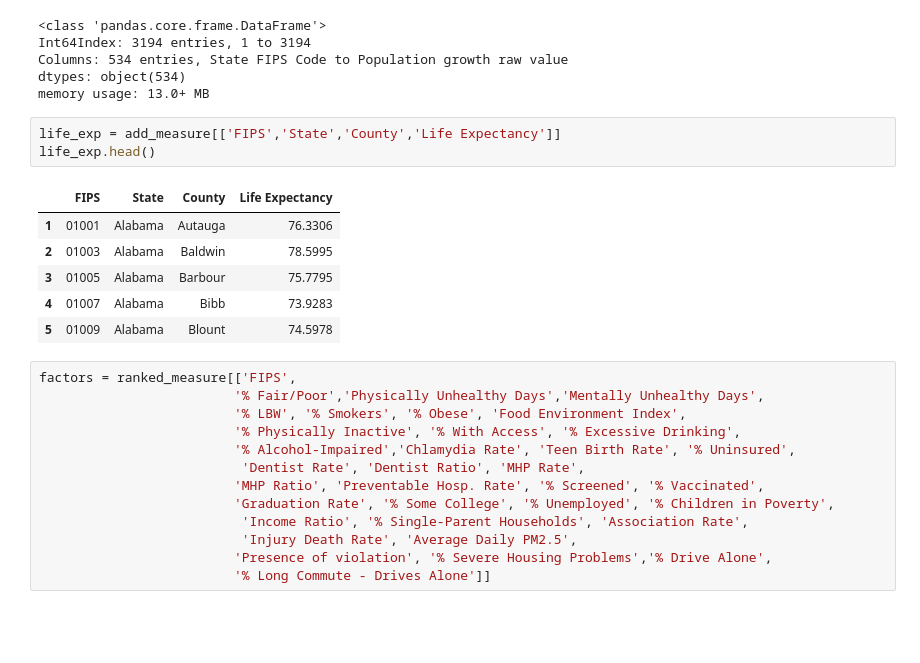
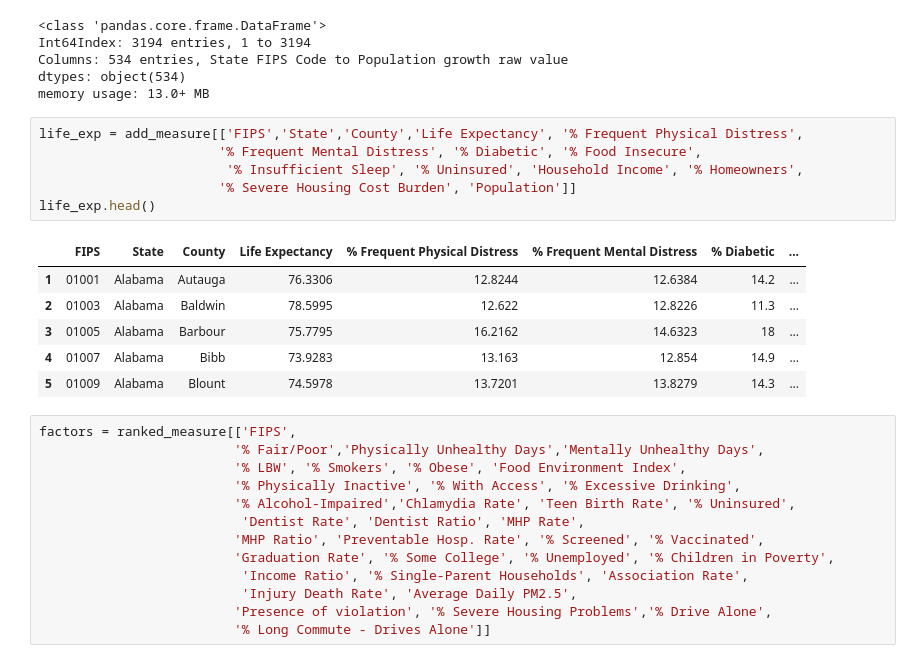
Before and after one commit to 1Banji/Health-Death, a Jupyter notebook: Sez/Untitled.ipynb, the cells around one changed output. Saved outputs shown, nothing was run; the diff lists cells and outputs as text; blank space fills up the shorter version.

```diff
--- a/Sez/Untitled.ipynb
+++ b/Sez/Untitled.ipynb
@@ -90,15 +90,18 @@ Columns: 534 entries, State FIPS Code to Population growth raw value
 dtypes: object(534)
 memory usage: 13.0+ MB
 # %%
-life_exp = add_measure[['FIPS','State','County','Life Expectancy']]
+life_exp = add_measure[['FIPS','State','County','Life Expectancy', '% Frequent Physical Distress',
+                       '% Frequent Mental Distress', '% Diabetic', '% Food Insecure',
+                        '% Insufficient Sleep', '% Uninsured', 'Household Income', '% Homeowners',
+                       '% Severe Housing Cost Burden', 'Population']]
 life_exp.head()
 # %% [output]
-|  | FIPS | State | County | Life Expectancy |
-| 1 | 01001 | Alabama | Autauga | 76.3306 |
-| 2 | 01003 | Alabama | Baldwin | 78.5995 |
-| 3 | 01005 | Alabama | Barbour | 75.7795 |
-| 4 | 01007 | Alabama | Bibb | 73.9283 |
-| 5 | 01009 | Alabama | Blount | 74.5978 |
+|  | FIPS | State | County | Life Expectancy | % Frequent Physical Distress | % Frequent Mental Distress | % Diabetic | ... |
+| 1 | 01001 | Alabama | Autauga | 76.3306 | 12.8244 | 12.6384 | 14.2 | ... |
+| 2 | 01003 | Alabama | Baldwin | 78.5995 | 12.622 | 12.8226 | 11.3 | ... |
+| 3 | 01005 | Alabama | Barbour | 75.7795 | 16.2162 | 14.6323 | 18 | ... |
+| 4 | 01007 | Alabama | Bibb | 73.9283 | 13.163 | 12.854 | 14.9 | ... |
+| 5 | 01009 | Alabama | Blount | 74.5978 | 13.7201 | 13.8279 | 14.3 | ... |
 # %%
 factors = ranked_measure[['FIPS',
                          '% Fair/Poor','Physically Unhealthy Days','Mentally Unhealthy Days',
```
Also changed, not shown: parts of 4 cells of this notebook.
